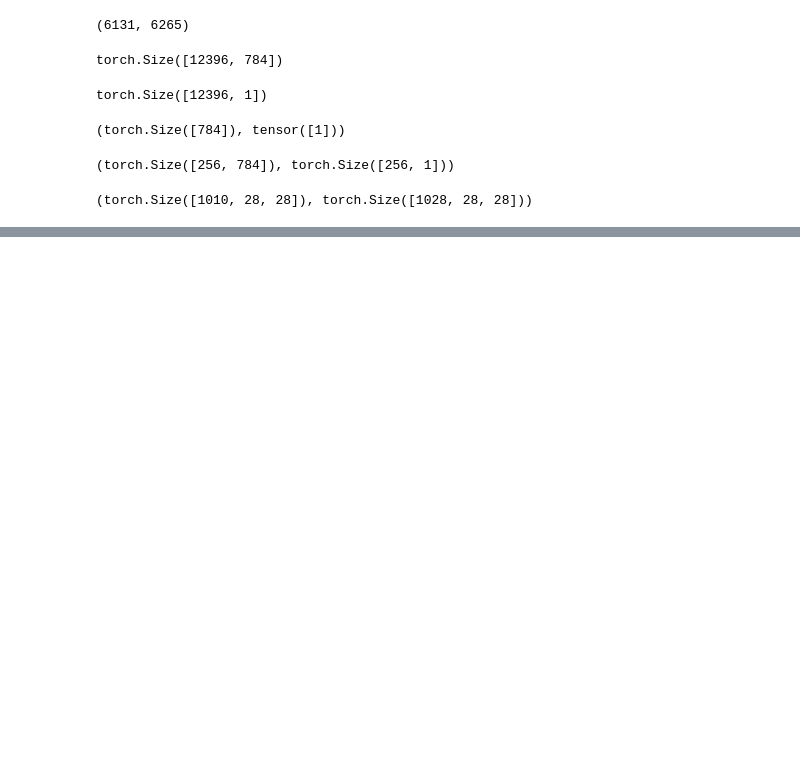
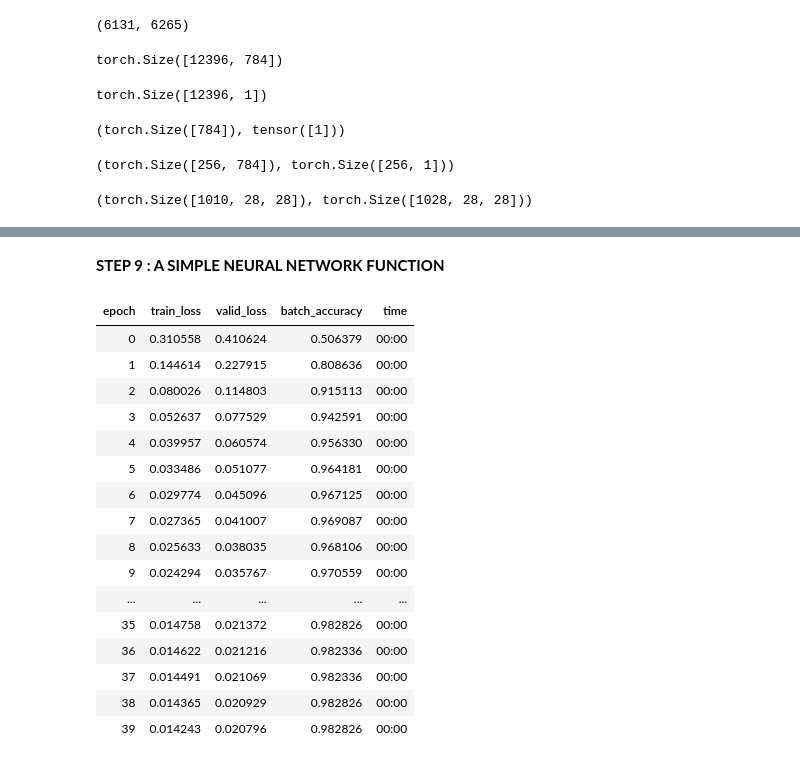
Before and after one commit to babatundeibukun/fastai_deep_learning, a Jupyter notebook: dl-fundamentals.ipynb, the cells around one changed output, grey strips where cells are left out. Cells and saved outputs as stored; diff of their text form; code cells hidden in the pictures; blank space fills up the shorter version.

```diff
--- a/dl-fundamentals.ipynb
+++ b/dl-fundamentals.ipynb
@@ -147,5 +121,5 @@ __STEP 4 : FIND ACCURACY__
 # %%
 def batch_accuracy(xb, yb):
     preds = xb.sigmoid()
-    correct = (preds >0.5).float() == yb
-    return correct.float().mean()
+    corrects = (preds > 0.5).float() == yb
+    return corrects.float().mean()
@@ -177,0 +225,2 @@ for i in range(20):
+# %%
+dls = DataLoaders(dl , valid_dl)
@@ -177,0 +245,30 @@ for i in range(20):
+# %% [markdown]
+__STEP 9 : A SIMPLE NEURAL NETWORK FUNCTION__
+# %%
+simple_net = nn.Sequential(
+    nn.Linear(28*28, 30),
+    nn.ReLU(),
+    nn.Linear(30, 1)
+)
+# %%
+learn = Learner(dls, simple_net, loss_func= mnist_loss, opt_func=SGD, metrics = batch_accuracy)
+# %%
+learn.fit(40, 0.1)
+# %% [output]
+| epoch | train_loss | valid_loss | batch_accuracy | time |
+| 0 | 0.310558 | 0.410624 | 0.506379 | 00:00 |
+| 1 | 0.144614 | 0.227915 | 0.808636 | 00:00 |
+| 2 | 0.080026 | 0.114803 | 0.915113 | 00:00 |
+| 3 | 0.052637 | 0.077529 | 0.942591 | 00:00 |
+| 4 | 0.039957 | 0.060574 | 0.956330 | 00:00 |
+| 5 | 0.033486 | 0.051077 | 0.964181 | 00:00 |
+| 6 | 0.029774 | 0.045096 | 0.967125 | 00:00 |
+| 7 | 0.027365 | 0.041007 | 0.969087 | 00:00 |
+| 8 | 0.025633 | 0.038035 | 0.968106 | 00:00 |
+| 9 | 0.024294 | 0.035767 | 0.970559 | 00:00 |
+| ... | ... | ... | ... | ... |
+| 35 | 0.014758 | 0.021372 | 0.982826 | 00:00 |
+| 36 | 0.014622 | 0.021216 | 0.982336 | 00:00 |
+| 37 | 0.014491 | 0.021069 | 0.982336 | 00:00 |
+| 38 | 0.014365 | 0.020929 | 0.982826 | 00:00 |
+| 39 | 0.014243 | 0.020796 | 0.982826 | 00:00 |
```
Also changed, not shown: parts of 46 cells of this notebook.
